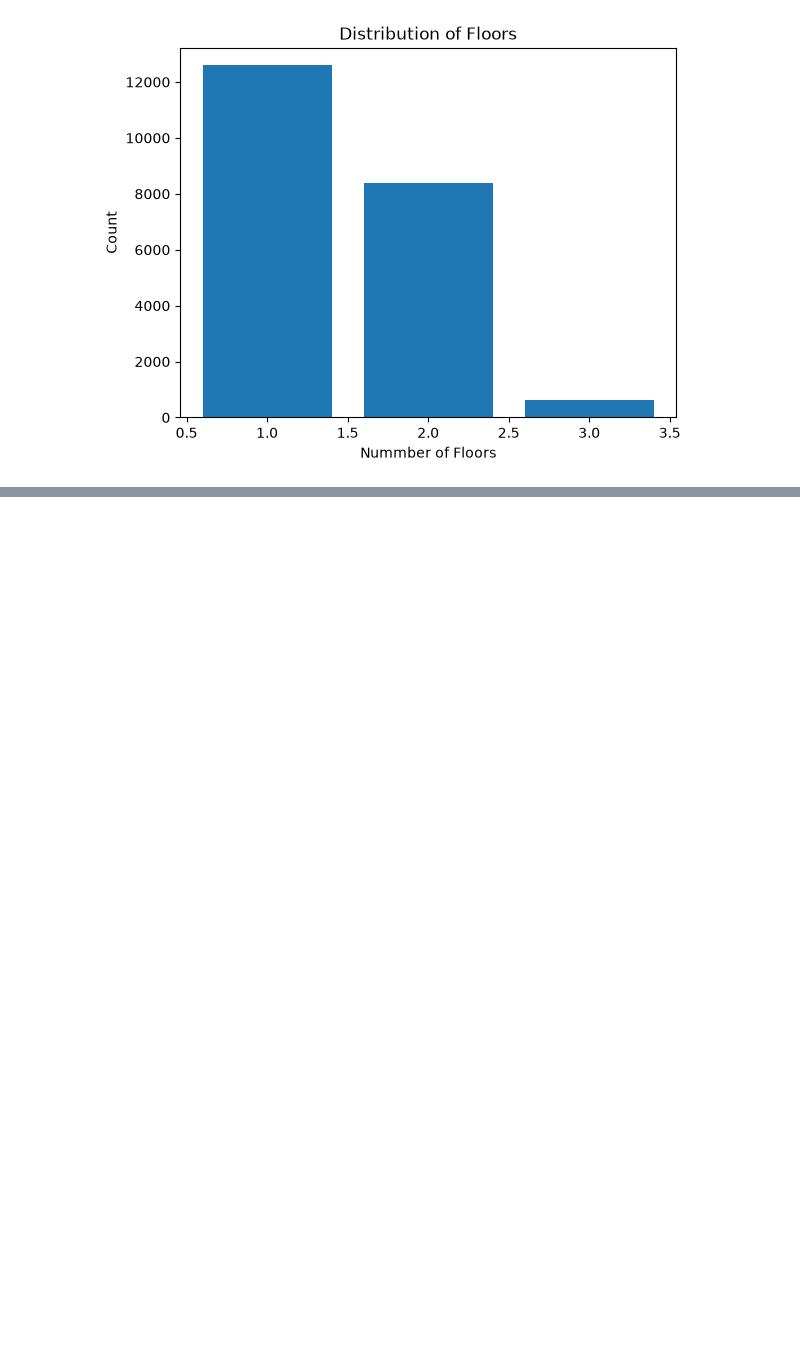
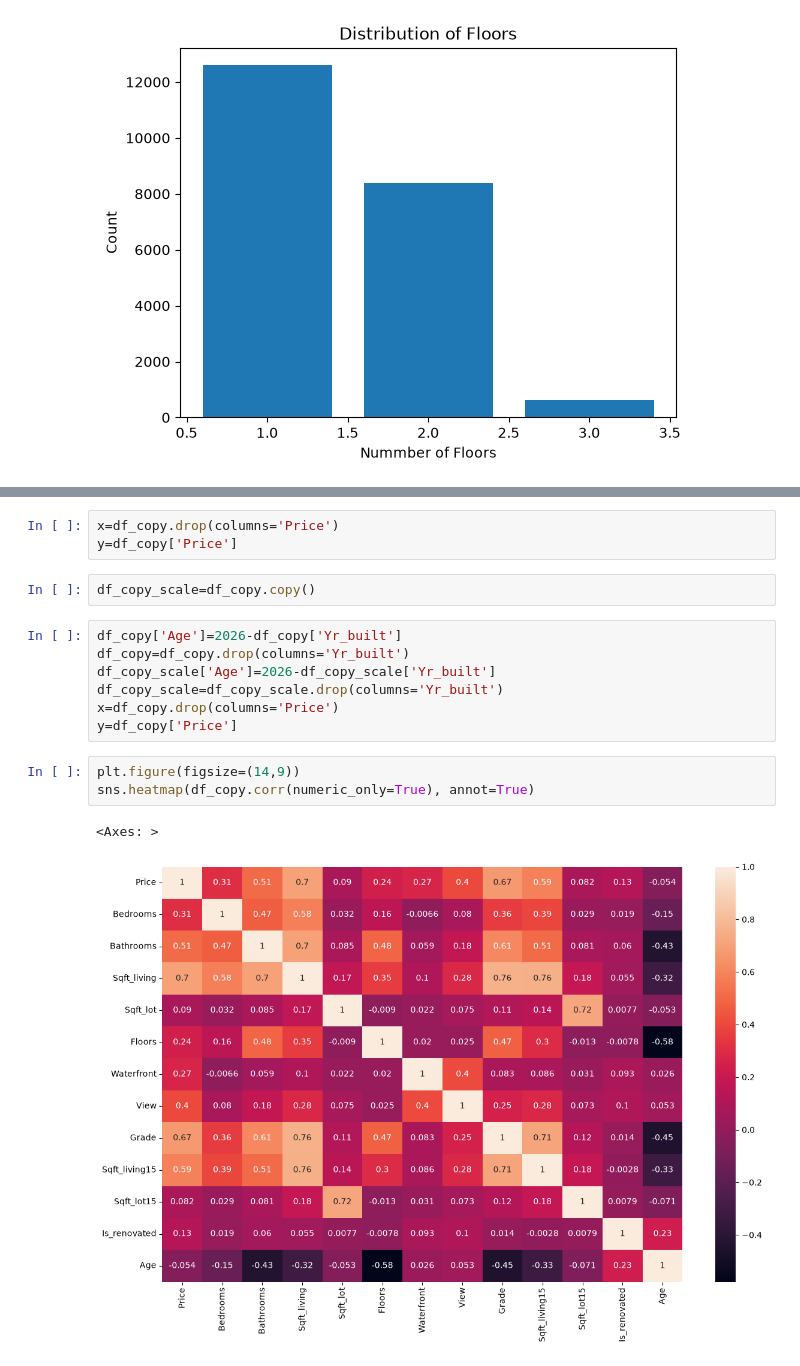
Before and after one commit to Vivekjoshi1973/HousePricePrediction, a Jupyter notebook: Notebook/HousePricePrediction.ipynb, the cells around one changed output, grey strips where cells are left out. Saved outputs shown, nothing was run; the diff lists cells and outputs as text; blank space fills up the shorter version.

```diff
--- a/Notebook/HousePricePrediction.ipynb
+++ b/Notebook/HousePricePrediction.ipynb
@@ -232,0 +278,18 @@ plt.show()
+# %%
+x=df_copy.drop(columns='Price')
+y=df_copy['Price']
+# %%
+df_copy_scale=df_copy.copy()
+# %%
+df_copy['Age']=2026-df_copy['Yr_built']
+df_copy=df_copy.drop(columns='Yr_built')
+df_copy_scale['Age']=2026-df_copy_scale['Yr_built']
+df_copy_scale=df_copy_scale.drop(columns='Yr_built')
+x=df_copy.drop(columns='Price')
+y=df_copy['Price']
+# %%
+plt.figure(figsize=(14,9))
+sns.heatmap(df_copy.corr(numeric_only=True), annot=True)
+# %% [output]
+<Axes: >
+[figure, added]
```
Also changed, not shown: parts of 27 cells of this notebook, 3 other files.
